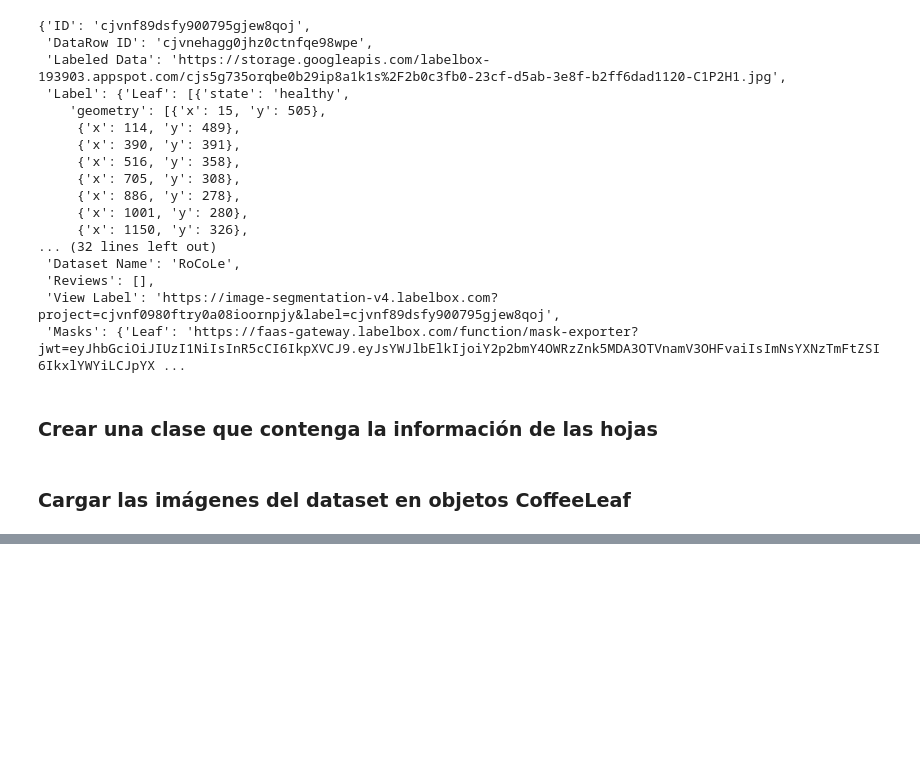
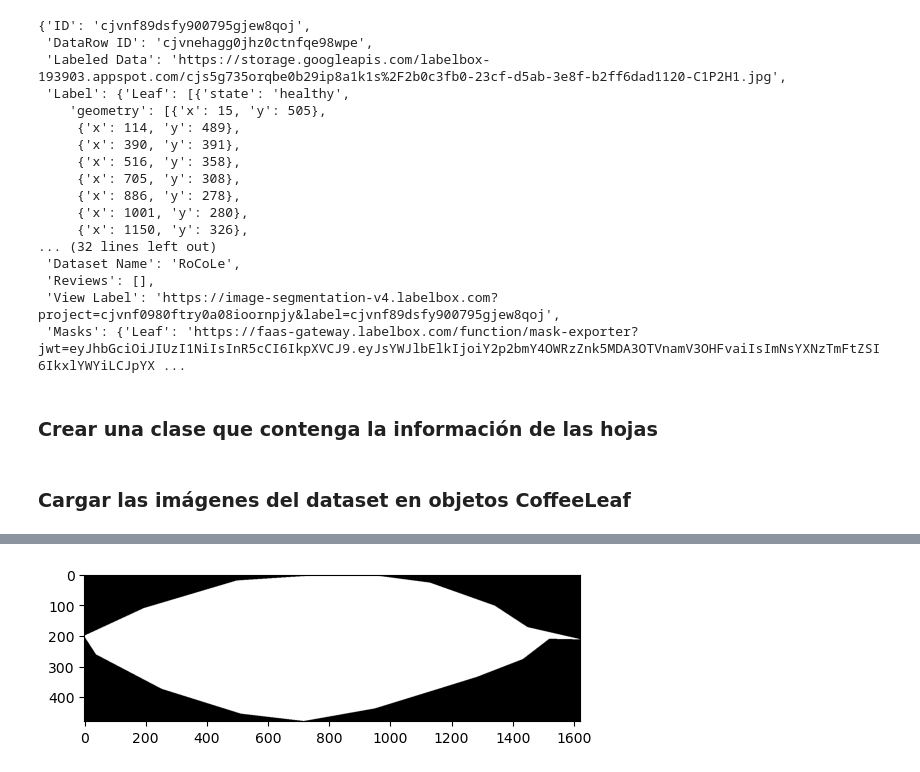
Before and after one commit to LindermanDgz/coffee-leaves-classification, a Jupyter notebook: coffee-leaves-classification.ipynb, the cells around one changed output, grey strips where cells are left out. Cells and saved outputs as stored; diff of their text form; code cells hidden in the pictures; blank space fills up the shorter version.

```diff
--- a/coffee-leaves-classification.ipynb
+++ b/coffee-leaves-classification.ipynb
@@ -218,0 +215,5 @@ coffee_leaf.area
+# %%
+plt.imshow(coffee_leaf.mask, cmap='gray')
+plt.show()
+# %% [output]
+[figure, added]
```
Also changed, not shown: parts of 13 cells of this notebook.
